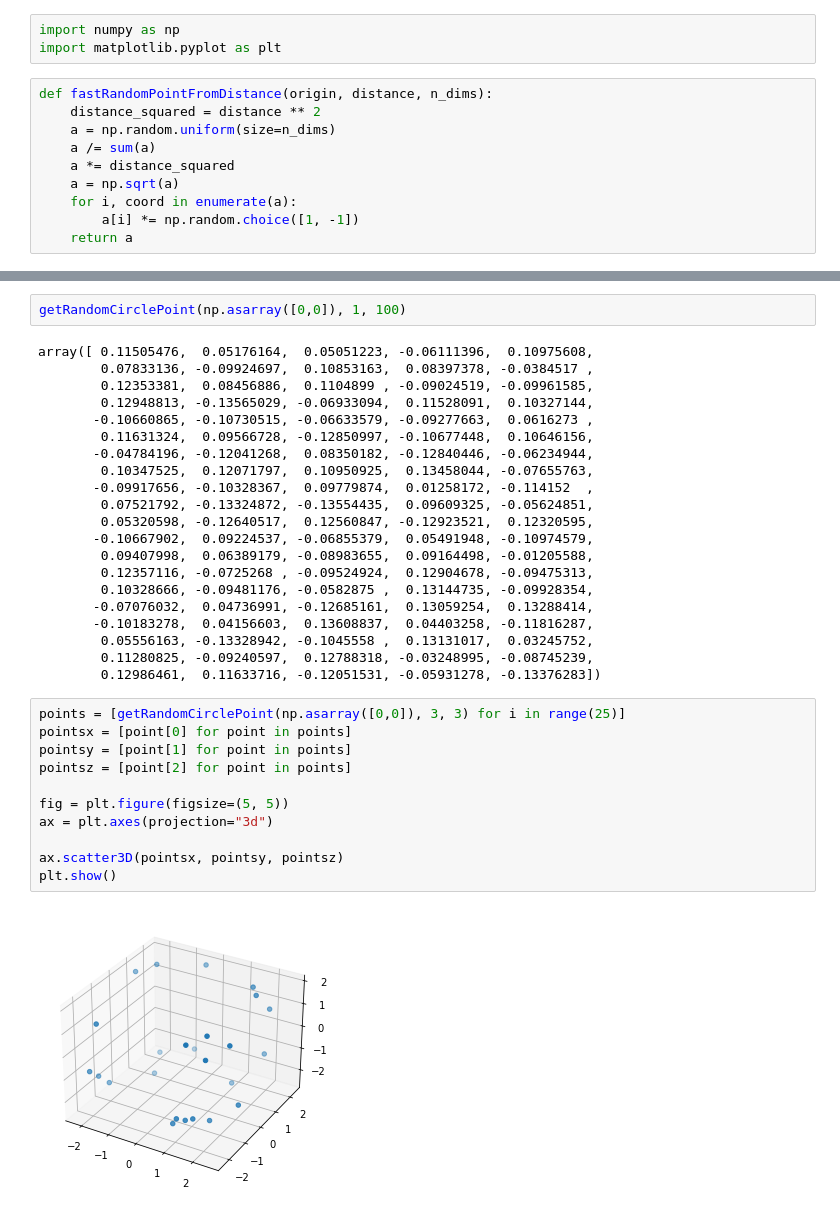
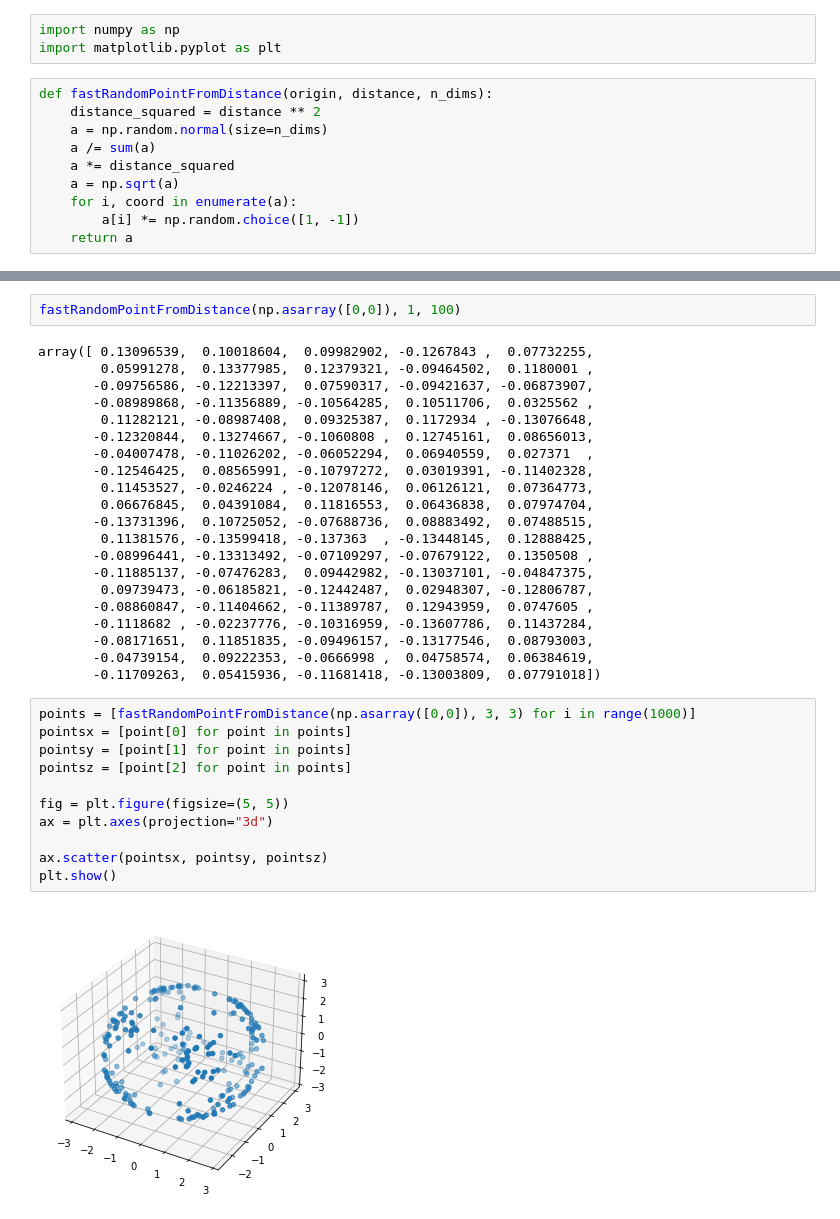
Before and after one commit to 2021-FIIT-Bc-projects/BP-Bielko-GAN-Docker, a Jupyter notebook: gan/src/testing notebook.ipynb, the cells around one changed output, grey strips where cells are left out. Drawn from its saved outputs; the diff is of its cells as text.

```diff
--- a/gan/src/testing notebook.ipynb
+++ b/gan/src/testing notebook.ipynb
@@ -4,7 +4,7 @@ import matplotlib.pyplot as plt
 # %%
 def fastRandomPointFromDistance(origin, distance, n_dims):
     distance_squared = distance ** 2
-    a = np.random.uniform(size=n_dims)
+    a = np.random.normal(size=n_dims)
     a /= sum(a)
     a *= distance_squared
     a = np.sqrt(a)
@@ -16,36 +14,36 @@ def fastRandomPointFromDistance(origin, distance, n_dims):
 # %%
-getRandomCirclePoint(np.asarray([0,0]), 1, 100)
+fastRandomPointFromDistance(np.asarray([0,0]), 1, 100)
 # %% [output]
-array([ 0.11505476,  0.05176164,  0.05051223, -0.06111396,  0.10975608,
-        0.07833136, -0.09924697,  0.10853163,  0.08397378, -0.0384517 ,
-        0.12353381,  0.08456886,  0.1104899 , -0.09024519, -0.09961585,
-        0.12948813, -0.13565029, -0.06933094,  0.11528091,  0.10327144,
-       -0.10660865, -0.10730515, -0.06633579, -0.09277663,  0.0616273 ,
-        0.11631324,  0.09566728, -0.12850997, -0.10677448,  0.10646156,
-       -0.04784196, -0.12041268,  0.08350182, -0.12840446, -0.06234944,
-        0.10347525,  0.12071797,  0.10950925,  0.13458044, -0.07655763,
-       -0.09917656, -0.10328367,  0.09779874,  0.01258172, -0.114152  ,
-        0.07521792, -0.13324872, -0.13554435,  0.09609325, -0.05624851,
-        0.05320598, -0.12640517,  0.12560847, -0.12923521,  0.12320595,
-       -0.10667902,  0.09224537, -0.06855379,  0.05491948, -0.10974579,
-        0.09407998,  0.06389179, -0.08983655,  0.09164498, -0.01205588,
-        0.12357116, -0.0725268 , -0.09524924,  0.12904678, -0.09475313,
-        0.10328666, -0.09481176, -0.0582875 ,  0.13144735, -0.09928354,
-       -0.07076032,  0.04736991, -0.12685161,  0.13059254,  0.13288414,
-       -0.10183278,  0.04156603,  0.13608837,  0.04403258, -0.11816287,
-        0.05556163, -0.13328942, -0.1045558 ,  0.13131017,  0.03245752,
-        0.11280825, -0.09240597,  0.12788318, -0.03248995, -0.08745239,
-        0.12986461,  0.11633716, -0.12051531, -0.05931278, -0.13376283])
+array([ 0.13096539,  0.10018604,  0.09982902, -0.1267843 ,  0.07732255,
+        0.05991278,  0.13377985,  0.12379321, -0.09464502,  0.1180001 ,
+       -0.09756586, -0.12213397,  0.07590317, -0.09421637, -0.06873907,
+       -0.08989868, -0.11356889, -0.10564285,  0.10511706,  0.0325562 ,
+        0.11282121, -0.08987408,  0.09325387,  0.1172934 , -0.13076648,
+       -0.12320844,  0.13274667, -0.1060808 ,  0.12745161,  0.08656013,
+       -0.04007478, -0.11026202, -0.06052294,  0.06940559,  0.027371  ,
+       -0.12546425,  0.08565991, -0.10797272,  0.03019391, -0.11402328,
+        0.11453527, -0.0246224 , -0.12078146,  0.06126121,  0.07364773,
+        0.06676845,  0.04391084,  0.11816553,  0.06436838,  0.07974704,
+       -0.13731396,  0.10725052, -0.07688736,  0.08883492,  0.07488515,
+        0.11381576, -0.13599418, -0.137363  , -0.13448145,  0.12888425,
+       -0.08996441, -0.13313492, -0.07109297, -0.07679122,  0.1350508 ,
+       -0.11885137, -0.07476283,  0.09442982, -0.13037101, -0.04847375,
+        0.09739473, -0.06185821, -0.12442487,  0.02948307, -0.12806787,
+       -0.08860847, -0.11404662, -0.11389787,  0.12943959,  0.0747605 ,
+       -0.1118682 , -0.02237776, -0.10316959, -0.13607786,  0.11437284,
+       -0.08171651,  0.11851835, -0.09496157, -0.13177546,  0.08793003,
+       -0.04739154,  0.09222353, -0.0666998 ,  0.04758574,  0.06384619,
+       -0.11709263,  0.05415936, -0.11681418, -0.13003809,  0.07791018])
 # %%
-points = [getRandomCirclePoint(np.asarray([0,0]), 3, 3) for i in range(25)]
+points = [fastRandomPointFromDistance(np.asarray([0,0]), 3, 3) for i in range(1000)]
 pointsx = [point[0] for point in points]
 pointsy = [point[1] for point in points]
 pointsz = [point[2] for point in points]
 
 fig = plt.figure(figsize=(5, 5))
 ax = plt.axes(projection="3d")
 
-ax.scatter3D(pointsx, pointsy, pointsz)
+ax.scatter(pointsx, pointsy, pointsz)
 plt.show()
 # %% [output]
-[figure, old version]
+[figure, new version]
```
Also changed, not shown: parts of 1 cell of this notebook, 2 other files.
